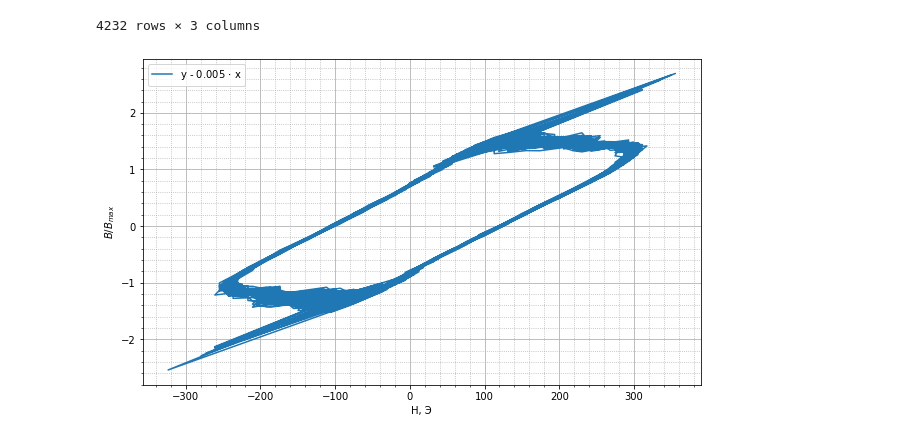
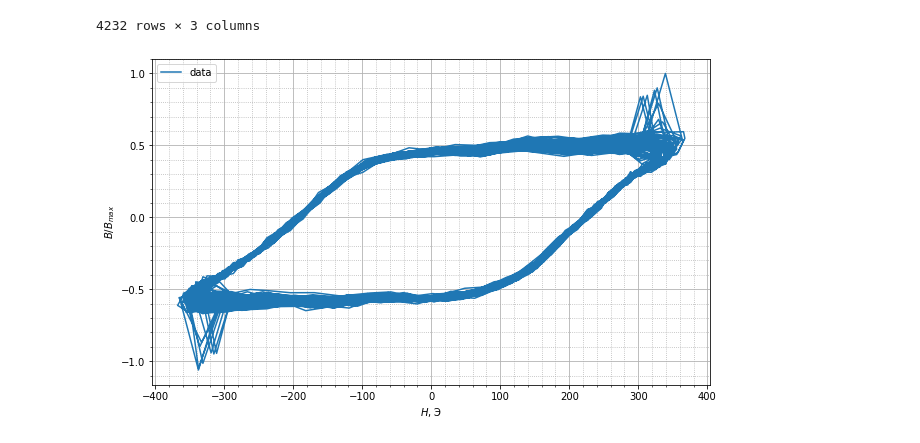
Before and after one commit to yarvod/7sem_labs, a Jupyter notebook: SSE_12/data_processing.ipynb, the cells around one changed output. Saved outputs shown, nothing was run; the diff lists cells and outputs as text; code cells hidden in the pictures.

```diff
--- a/SSE_12/data_processing.ipynb
+++ b/SSE_12/data_processing.ipynb
@@ -4,8 +4,9 @@ import numpy as np
 import pandas as pd
 # %%
 data2 = pd.read_csv('data2.csv')
-B = np.array(data2['ch1'])/np.max(np.array(data2['ch1']))
-H = np.array(data2['ch0'])*150/0.24
+a = 367.5/np.max(data2['ch1'])
+B = np.array(data2['ch1'])*a
+H = -np.array(data2['ch0'])/np.max(np.array(data2['ch0']))
 data2
 # %% [output]
 |  | time | ch0 | ch1 |
@@ -32,29 +25,18 @@ def rotate(origin, point, angle):
-# %%
-origin = (0,0)
-angle = np.radians(0)
-
-H_r = []
-B_r = []
-for i in range(len(H)):
-    h, b = rotate(origin, (H[i], B[i]), angle)
-    H_r.append(h)
-    B_r.append(b)
 # %%
-k = -0.005
-
+k = -0.0015
+Y = (H - np.array([i * k for i in B]))/ np.max(H - np.array([i * k for i in B]))
 plt.figure(figsize=(10,6))
 
-# plt.plot(H_r, B_r, label='origin')
-plt.plot(H_r, B_r - np.array([i * k for i in H_r]), label=r'y - 0.005 $\cdot$ x')
+plt.plot(B, Y, label='data')
 
-plt.xlabel('H, Э')
 plt.ylabel(r'$B/B_{max}$')
+plt.xlabel(r'$H$, Э')
 
 plt.minorticks_on()
 plt.grid(which='minor', linestyle=':')
 plt.grid()
 plt.legend()
-plt.savefig('pictures/gr1.jpg', dpi=400)
+plt.savefig('pictures/gr1.pdf', dpi=400)
 plt.show()
 # %% [output]
-[figure, old version]
+[figure, new version]
```
Also changed, not shown: parts of 1 cell of this notebook, 11 other files.
